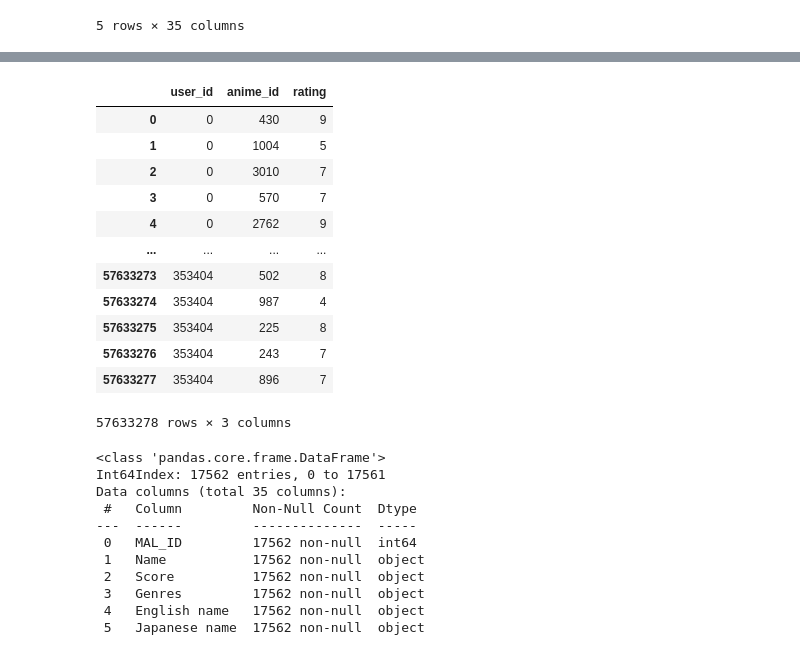
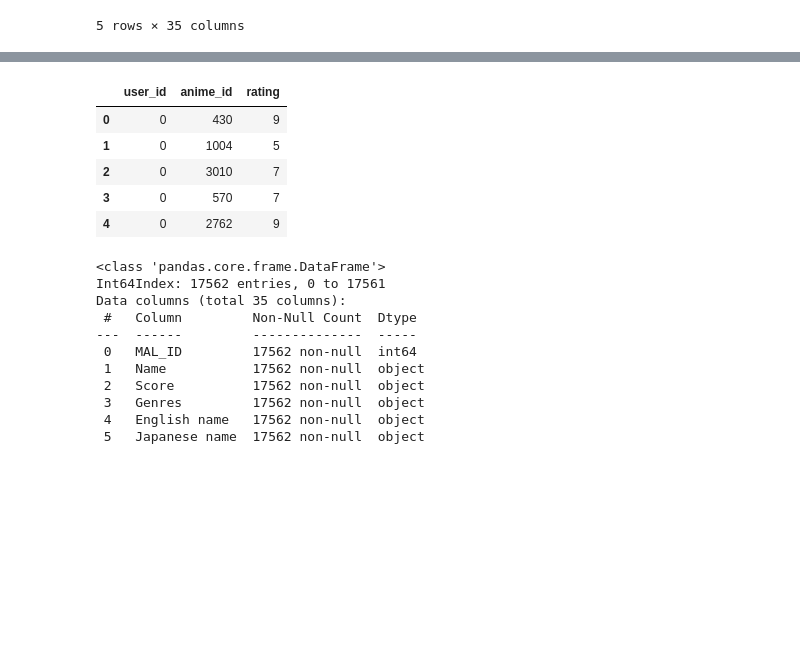
Before and after one commit to el-thobhy/Recommendation-system, a Jupyter notebook: Recommendation_System.ipynb, the cells around one changed output, grey strips where cells are left out. Drawn from its saved outputs; the diff is of its cells as text; code cells hidden in the pictures; blank space fills up the shorter version.

```diff
--- a/Recommendation_System.ipynb
+++ b/Recommendation_System.ipynb
@@ -70,19 +64,12 @@ df_anime
 # %%
-df_rating
+df_rating.head()
 # %% [output]
 |  | user_id | anime_id | rating |
 | 0 | 0 | 430 | 9 |
 | 1 | 0 | 1004 | 5 |
 | 2 | 0 | 3010 | 7 |
 | 3 | 0 | 570 | 7 |
 | 4 | 0 | 2762 | 9 |
-| ... | ... | ... | ... |
-| 57633273 | 353404 | 502 | 8 |
-| 57633274 | 353404 | 987 | 4 |
-| 57633275 | 353404 | 225 | 8 |
-| 57633276 | 353404 | 243 | 7 |
-| 57633277 | 353404 | 896 | 7 |
-57633278 rows × 3 columns
 # %%
 df_anime.info()
 # %% [output]
```
Also changed, not shown: parts of 6 cells of this notebook.
